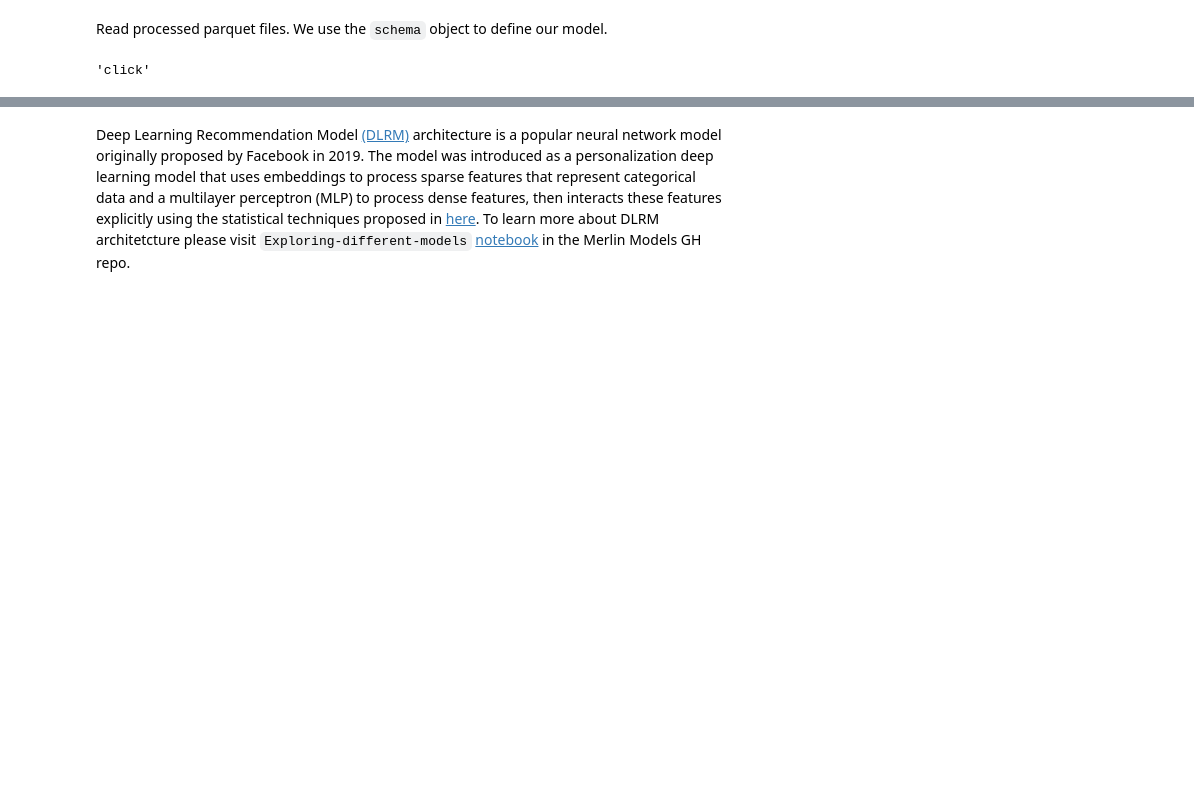
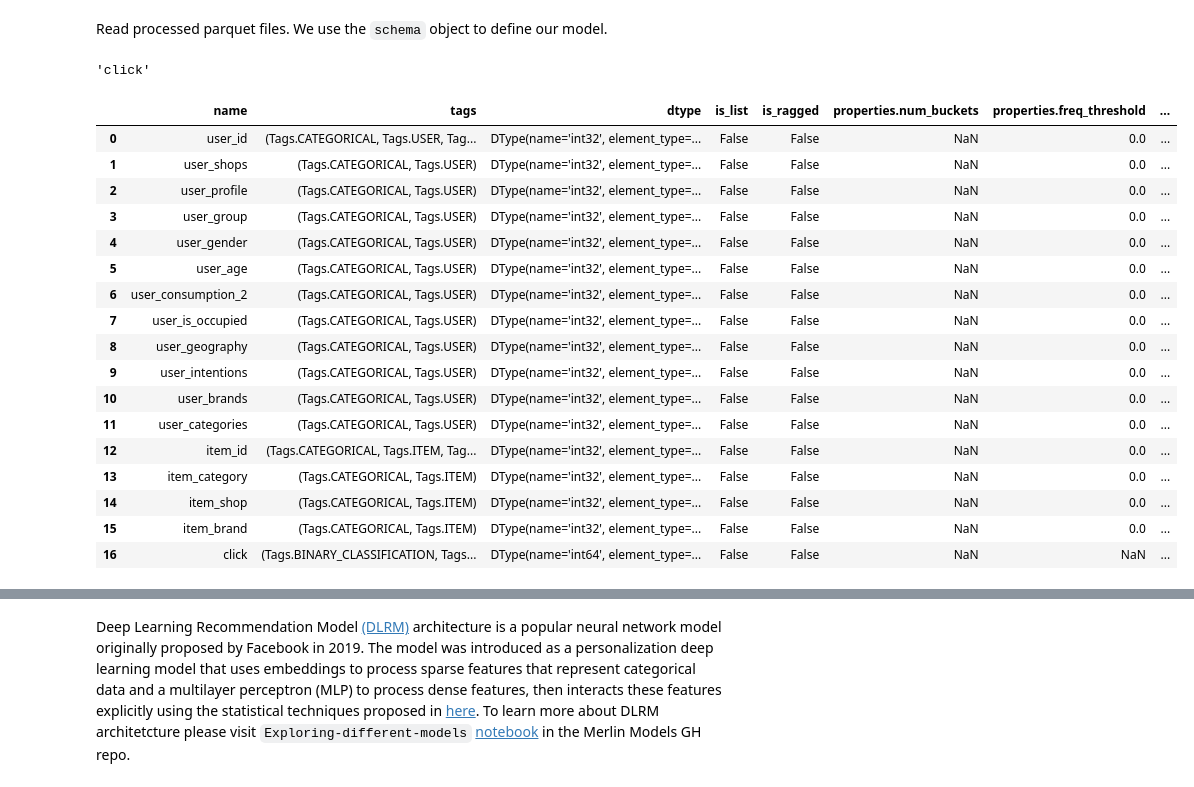
Before and after one commit to taljacob2/merlin-demo, a Jupyter notebook: Merlin/examples/Building-and-deploying-multi-stage-RecSys/01-Building-Recommender-Systems-with-Merlin.ipynb, the cells around one changed output, grey strips where cells are left out. Saved outputs shown, nothing was run; the diff lists cells and outputs as text; code cells hidden in the pictures; blank space fills up the shorter version.

```diff
--- a/Merlin/examples/Building-and-deploying-multi-stage-RecSys/01-Building-Recommender-Systems-with-Merlin.ipynb
+++ b/Merlin/examples/Building-and-deploying-multi-stage-RecSys/01-Building-Recommender-Systems-with-Merlin.ipynb
@@ -376,3 +371,24 @@ target_column = schema.select_by_tag(Tags.TARGET).column_names[0]
 target_column
 # %% [output]
 'click'
+# %%
+schema
+# %% [output]
+|  | name | tags | dtype | is_list | is_ragged | properties.num_buckets | properties.freq_threshold | ... |
+| 0 | user_id | (Tags.CATEGORICAL, Tags.USER, Tag... | DType(name='int32', element_type=... | False | False | NaN | 0.0 | ... |
+| 1 | user_shops | (Tags.CATEGORICAL, Tags.USER) | DType(name='int32', element_type=... | False | False | NaN | 0.0 | ... |
+| 2 | user_profile | (Tags.CATEGORICAL, Tags.USER) | DType(name='int32', element_type=... | False | False | NaN | 0.0 | ... |
+| 3 | user_group | (Tags.CATEGORICAL, Tags.USER) | DType(name='int32', element_type=... | False | False | NaN | 0.0 | ... |
+| 4 | user_gender | (Tags.CATEGORICAL, Tags.USER) | DType(name='int32', element_type=... | False | False | NaN | 0.0 | ... |
+| 5 | user_age | (Tags.CATEGORICAL, Tags.USER) | DType(name='int32', element_type=... | False | False | NaN | 0.0 | ... |
+| 6 | user_consumption_2 | (Tags.CATEGORICAL, Tags.USER) | DType(name='int32', element_type=... | False | False | NaN | 0.0 | ... |
+| 7 | user_is_occupied | (Tags.CATEGORICAL, Tags.USER) | DType(name='int32', element_type=... | False | False | NaN | 0.0 | ... |
+| 8 | user_geography | (Tags.CATEGORICAL, Tags.USER) | DType(name='int32', element_type=... | False | False | NaN | 0.0 | ... |
+| 9 | user_intentions | (Tags.CATEGORICAL, Tags.USER) | DType(name='int32', element_type=... | False | False | NaN | 0.0 | ... |
+| 10 | user_brands | (Tags.CATEGORICAL, Tags.USER) | DType(name='int32', element_type=... | False | False | NaN | 0.0 | ... |
+| 11 | user_categories | (Tags.CATEGORICAL, Tags.USER) | DType(name='int32', element_type=... | False | False | NaN | 0.0 | ... |
+| 12 | item_id | (Tags.CATEGORICAL, Tags.ITEM, Tag... | DType(name='int32', element_type=... | False | False | NaN | 0.0 | ... |
+| 13 | item_category | (Tags.CATEGORICAL, Tags.ITEM) | DType(name='int32', element_type=... | False | False | NaN | 0.0 | ... |
+| 14 | item_shop | (Tags.CATEGORICAL, Tags.ITEM) | DType(name='int32', element_type=... | False | False | NaN | 0.0 | ... |
+| 15 | item_brand | (Tags.CATEGORICAL, Tags.ITEM) | DType(name='int32', element_type=... | False | False | NaN | 0.0 | ... |
+| 16 | click | (Tags.BINARY_CLASSIFICATION, Tags... | DType(name='int64', element_type=... | False | False | NaN | NaN | ... |
```
Also changed, not shown: parts of 3 cells of this notebook, 1 other file.
